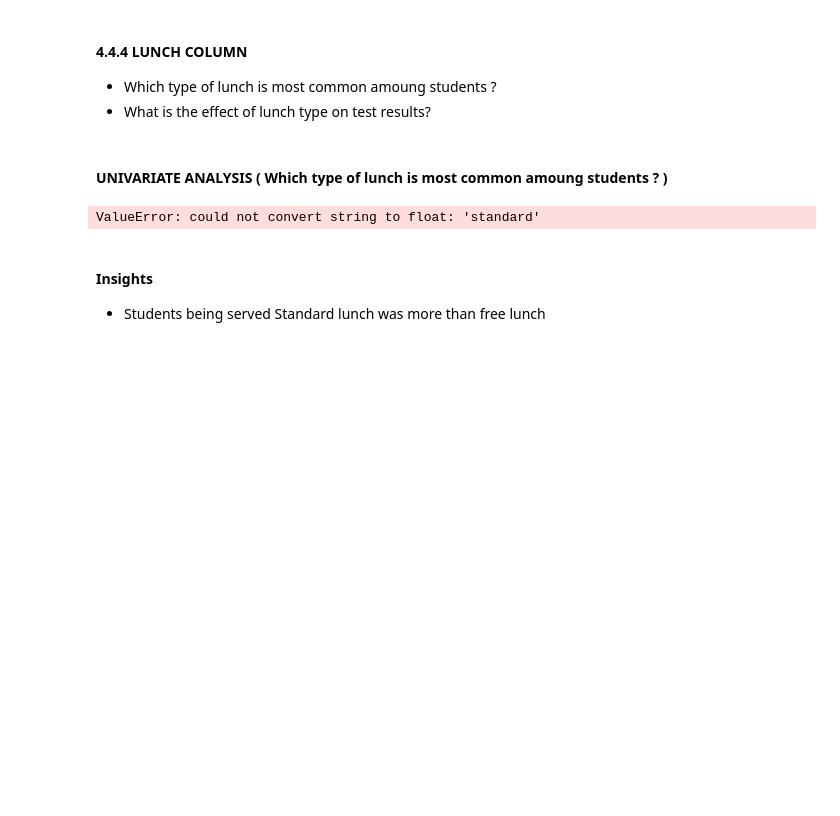
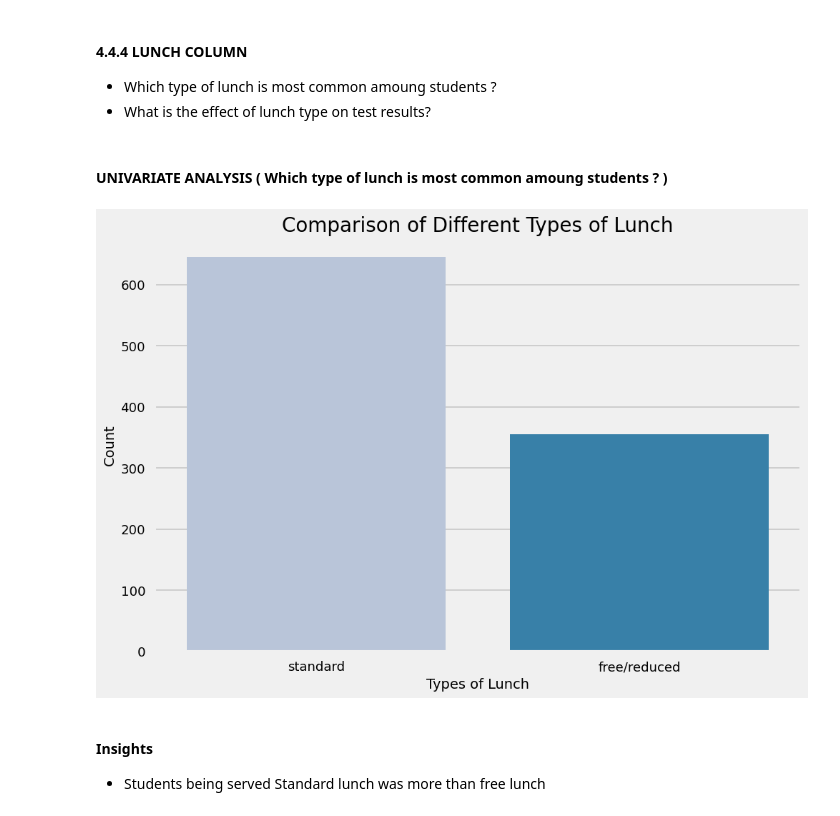
Before and after one commit to kru2710shna/End-End_ML_StudentPerformance, a Jupyter notebook: notebook/1 . EDA STUDENT PERFORMANCE .ipynb, the cells around one changed output. Saved outputs shown, nothing was run; the diff lists cells and outputs as text; code cells hidden in the pictures; blank space fills up the shorter version.

```diff
--- a/notebook/1 . EDA STUDENT PERFORMANCE .ipynb
+++ b/notebook/1 . EDA STUDENT PERFORMANCE .ipynb
@@ -546,15 +553,21 @@ plt.show()
 # %% [markdown]
 #### UNIVARIATE ANALYSIS ( Which type of lunch is most common amoung students ? )
 # %%
+import matplotlib.pyplot as plt
+import seaborn as sns
+
 plt.rcParams['figure.figsize'] = (15, 9)
 plt.style.use('seaborn-talk')
-sns.countplot(df['lunch'], palette = 'PuBu')
-plt.title('Comparison of different types of lunch', fontweight = 30, fontsize = 20)
-plt.xlabel('types of lunch')
-plt.ylabel('count')
+
+# Use countplot with the correct data parameter
+sns.countplot(data=df, x='lunch', palette='PuBu')
+
+plt.title('Comparison of Different Types of Lunch', fontweight=30, fontsize=20)
+plt.xlabel('Types of Lunch')
+plt.ylabel('Count')
 plt.show()
 # %% [output]
-ValueError: could not convert string to float: 'standard'
+[figure, added]
 # %% [markdown]
 #### Insights
 - Students being served Standard lunch was more than free lunch
```
Also changed, not shown: parts of 9 cells of this notebook.
